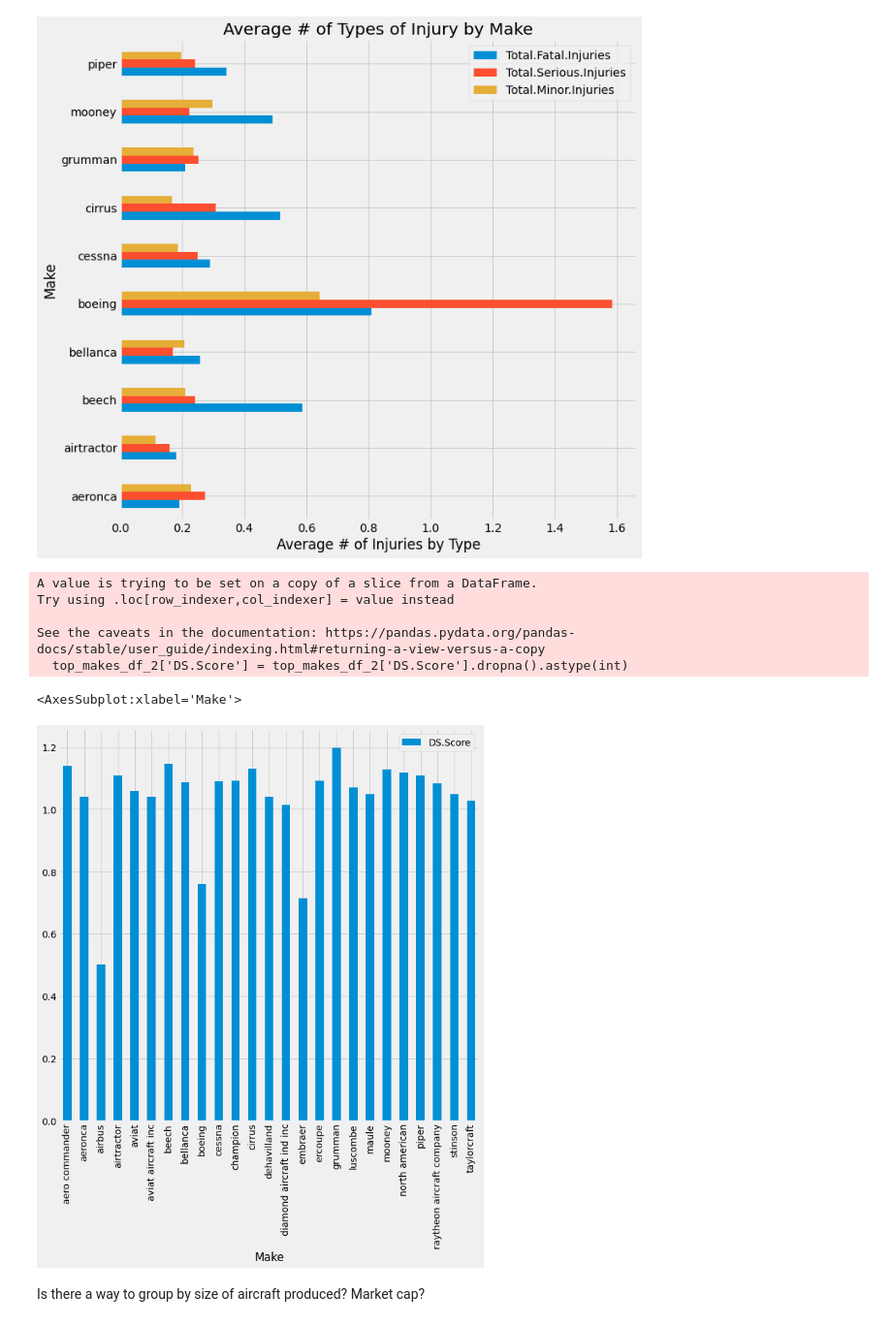
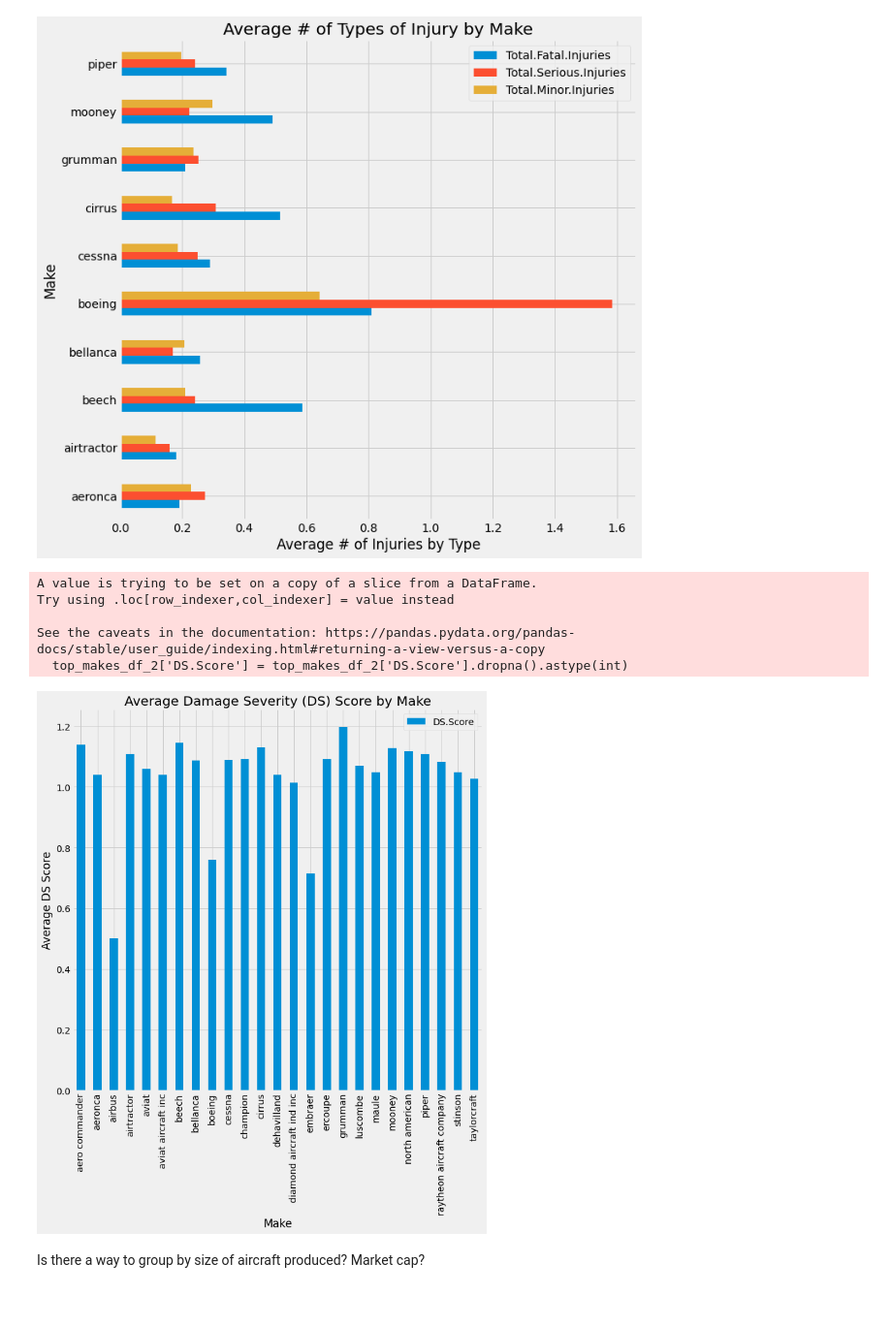
Before and after one commit to natehiatt/aviation_project, a Jupyter notebook: notebooks/cleaned_figures_nate.ipynb, the cells around one changed output. Shown at 97% size. Drawn from its saved outputs; the diff is of its cells as text; code cells hidden in the pictures.

Commit message:
updating graphs

```diff
--- a/notebooks/cleaned_figures_nate.ipynb
+++ b/notebooks/cleaned_figures_nate.ipynb
@@ -163,19 +190,21 @@ plt.ylabel('Make');
 # %%
 # drop rows with 'unknown' in the 'DS.Score' column
 top_makes_df_2 = top_25_df[top_makes_df['DS.Score'] != 'unknown']
 
 # convert 'DS.Score' column to integers
 top_makes_df_2['DS.Score'] = top_makes_df_2['DS.Score'].dropna().astype(int)
 
 top_makes_df_2.groupby('Make').mean().filter(['DS.Score']).plot(kind='bar', figsize=(10, 10))
+plt.title('Average Damage Severity (DS) Score by Make')
+plt.xlabel('Make')
+plt.ylabel('Average DS Score');
 # %% [output]
 A value is trying to be set on a copy of a slice from a DataFrame.
 Try using .loc[row_indexer,col_indexer] = value instead
 
 See the caveats in the documentation: https://pandas.pydata.org/pandas-docs/stable/user_guide/indexing.html#returning-a-view-versus-a-copy
   top_makes_df_2['DS.Score'] = top_makes_df_2['DS.Score'].dropna().astype(int)
-<AxesSubplot:xlabel='Make'>
-[figure, old version]
+[figure, new version]
 # %% [markdown]
 Is there a way to group by size of aircraft produced?
 Market cap?
```
Also changed, not shown: parts of 6 cells of this notebook.
